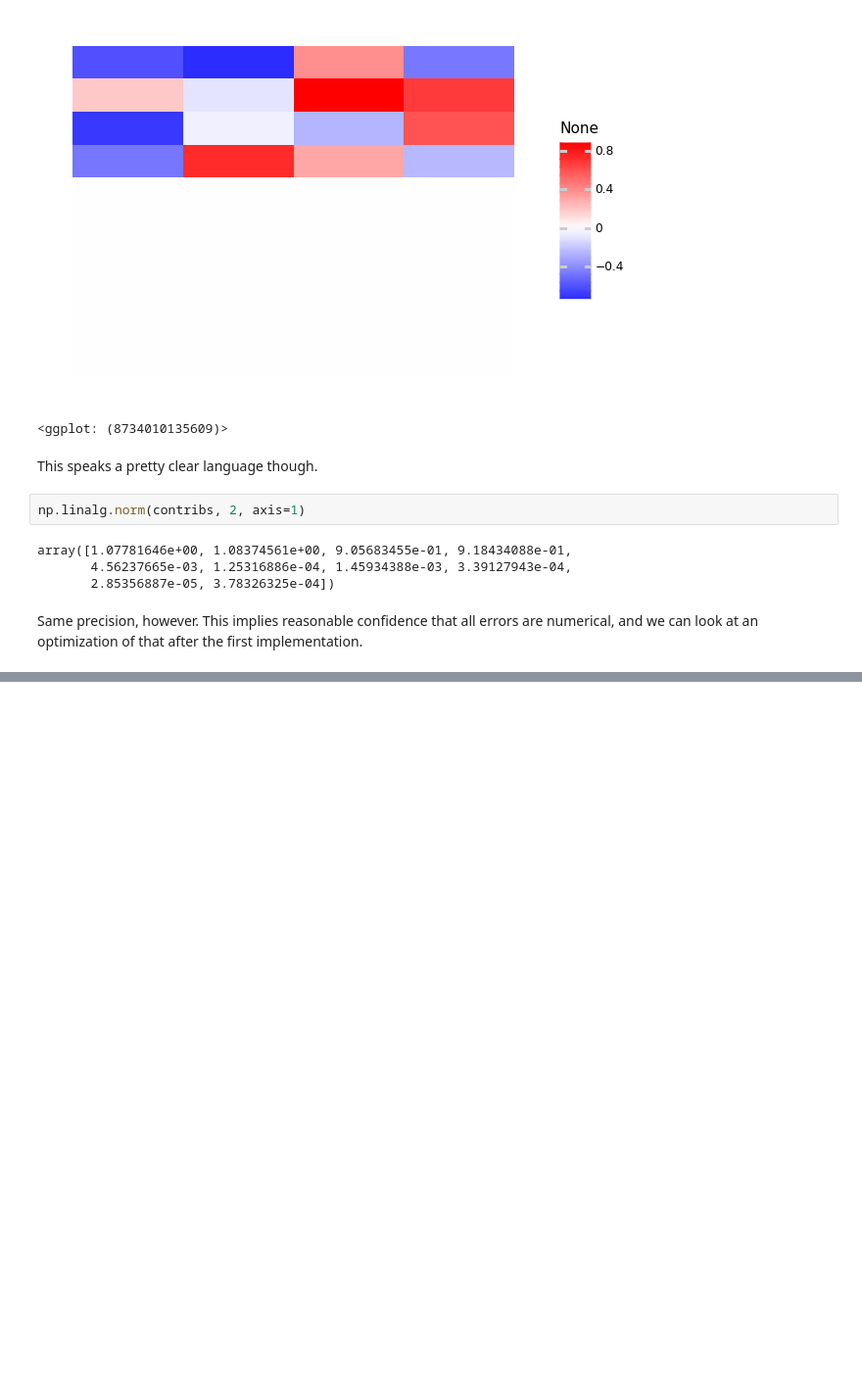
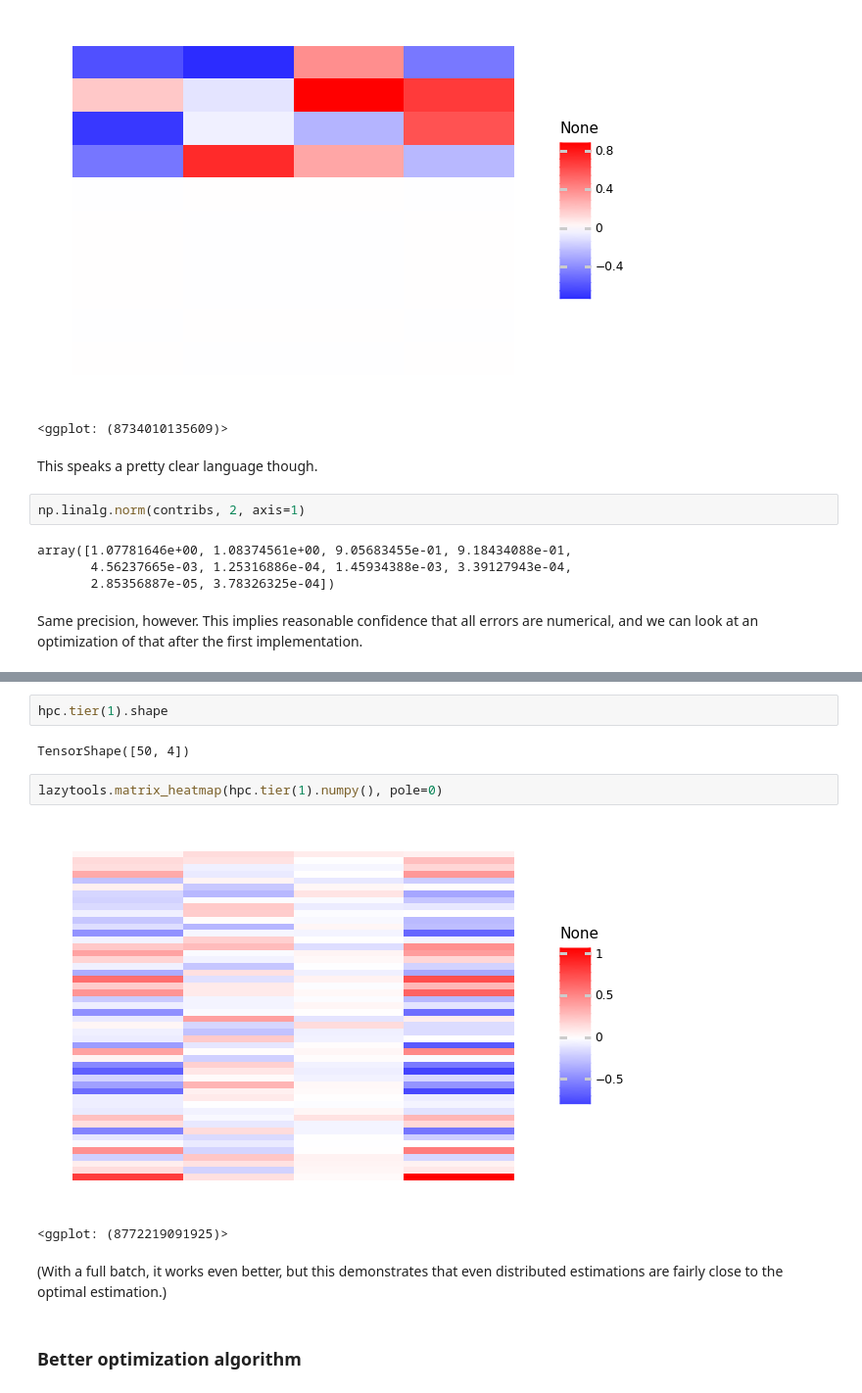
Before and after one commit to sflippl/predicode, a Jupyter notebook: explore/04-hierarchical-1.ipynb, the cells around one changed output, grey strips where cells are left out. Shown at 98% size. Drawn from its saved outputs; the diff is of its cells as text; blank space fills up the shorter version.

```diff
--- a/explore/04-hierarchical-1.ipynb
+++ b/explore/04-hierarchical-1.ipynb
@@ -381,0 +407,13 @@ Same precision, however. This implies reasonable confidence that all errors are
+# %%
+hpc.tier(1).shape
+# %% [output]
+TensorShape([50, 4])
+# %%
+lazytools.matrix_heatmap(hpc.tier(1).numpy(), pole=0)
+# %% [output]
+[figure, added]
+<ggplot: (8772219091925)>
+# %% [markdown]
+(With a full batch, it works even better, but this demonstrates that even distributed estimations are fairly close to the optimal estimation.)
+# %% [markdown]
+### Better optimization algorithm
```
Also changed, not shown: parts of 77 cells of this notebook, 19 other files.
